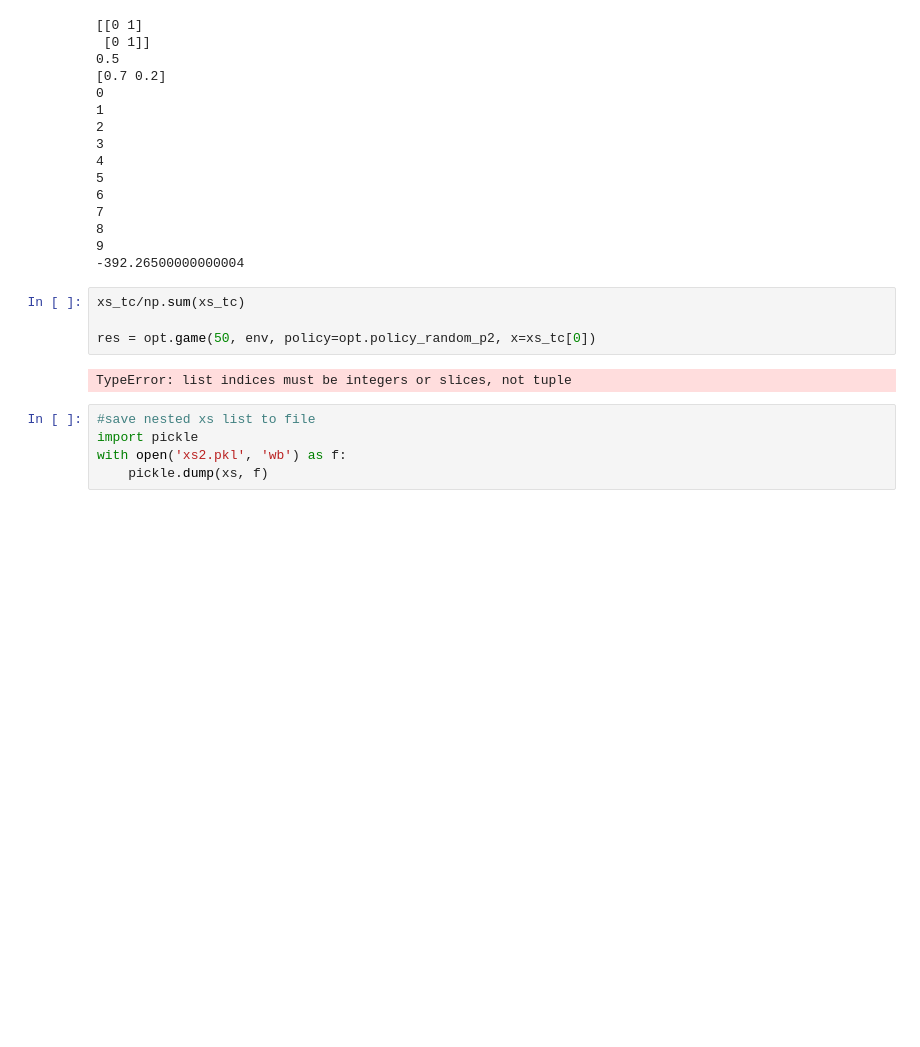
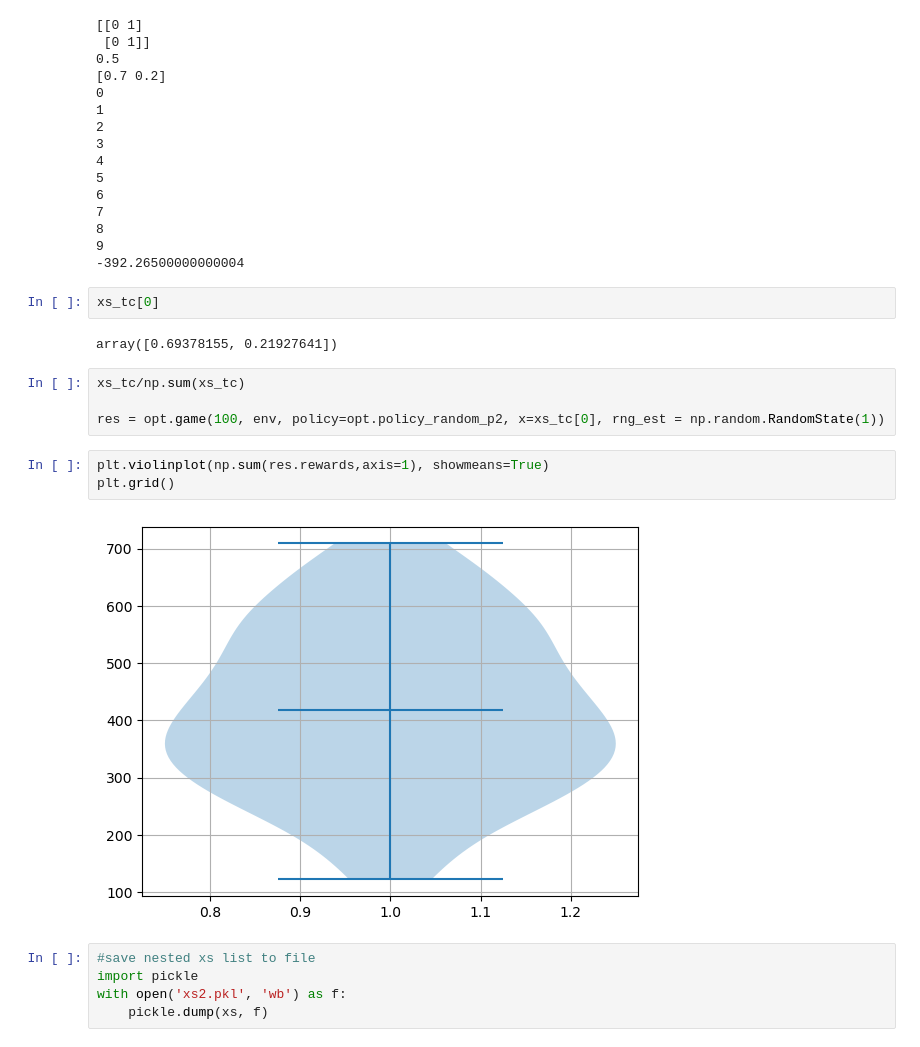
Before and after one commit to quantumJAK/Bayesian-measurment, a Jupyter notebook: Code/fexible_time copy.ipynb, the cells around one changed output. Saved outputs shown, nothing was run; the diff lists cells and outputs as text; blank space fills up the shorter version.

Commit message:
random_sync

```diff
--- a/Code/fexible_time copy.ipynb
+++ b/Code/fexible_time copy.ipynb
@@ -312,12 +312,19 @@ for tc in [1e3]:
 8
 9
 -392.26500000000004
+# %%
+xs_tc[0]
+# %% [output]
+array([0.69378155, 0.21927641])
 # %%
 xs_tc/np.sum(xs_tc)
 
-res = opt.game(50, env, policy=opt.policy_random_p2, x=xs_tc[0])
+res = opt.game(100, env, policy=opt.policy_random_p2, x=xs_tc[0], rng_est = np.random.RandomState(1))
-# %% [output]
-TypeError: list indices must be integers or slices, not tuple
+# %%
+plt.violinplot(np.sum(res.rewards,axis=1), showmeans=True)
+plt.grid()
+# %% [output]
+[figure, added]
 # %%
 #save nested xs list to file
 import pickle
```
Also changed, not shown: 27 other files.
